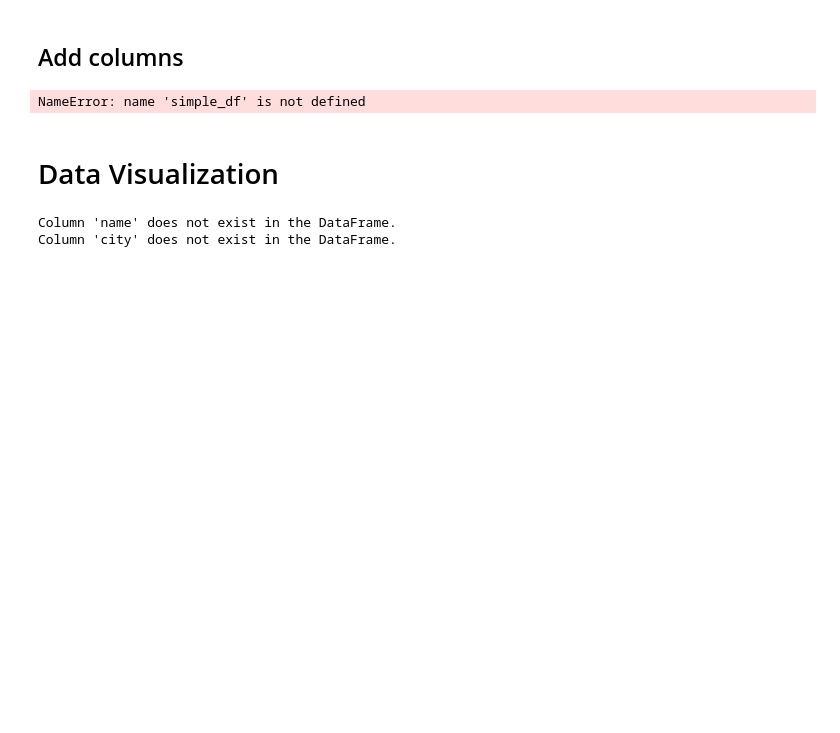
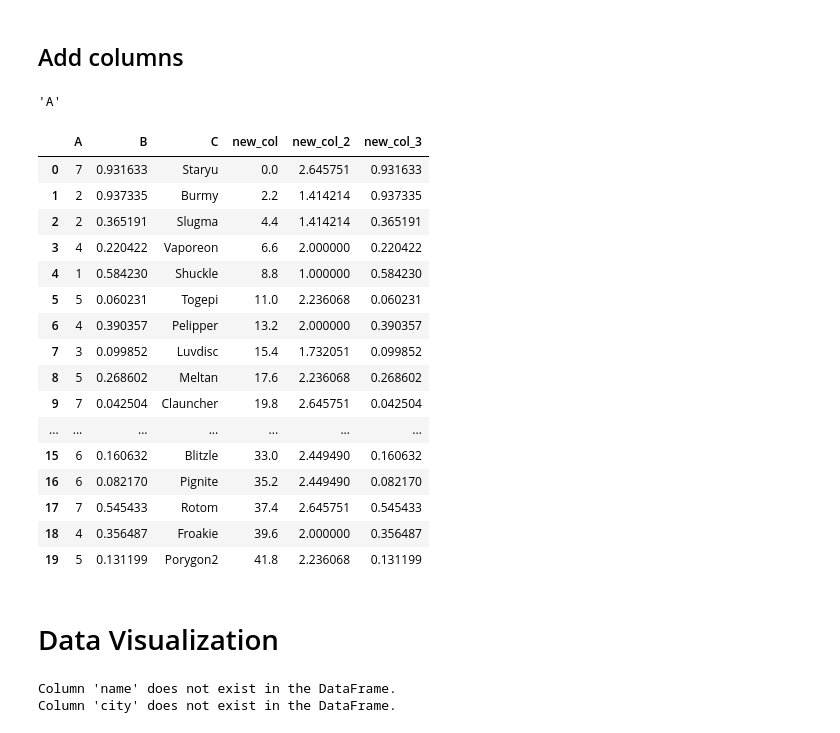
Before and after one commit to johndef64/pyutilities_datascience, a Jupyter notebook: general_utilities.ipynb, the cells around one changed output. Cells and saved outputs as stored; diff of their text form; code cells hidden in the pictures; blank space fills up the shorter version.

```diff
--- a/general_utilities.ipynb
+++ b/general_utilities.ipynb
@@ -363,0 +366,14 @@ grouped.count
+# %%
+import pandas as pd
+import random
+
+data = {'A': [], 'B': [], 'C': []}
+my_list = poke_go.NAME_ENGLISH
+
+for _ in range(20):  # This will create a dataframe with 5 rows
+    data['A'].append(random.randint(1, 10))
+    data['B'].append(random.uniform(0.0, 1.0))
+    data['C'].append(random.choice(my_list))
+
+simple_df = pd.DataFrame(data)
+simple_df
@@ -364,17 +398,38 @@ grouped.count
 # %% [markdown]
 ## Add columns
+# %%
+simple_df.columns[0]
+# %% [output]
+'A'
 # %%
- #  Add Columns
-
+#  Add Columns
 # nuova colonna con aggiunta
 import math
 import random
-simple_df['new_col'] = [(int(i))*2 for i in range(len(simple_df))]
-simple_df['new_col_2'] = simple_df['new_col'].apply(lambda x: math.sqrt(x))
-simple_df['new_col_3'] = simple_df['new_col_2'].apply(lambda x: x*random)
+random = random.randint(1, 10)
+
+simple_df['new_col'] = [(int(i))*2.2 for i in range(len(simple_df))]
+simple_df['new_col_2'] = simple_df[simple_df.columns[0]].apply(lambda x: math.sqrt(x))
+simple_df['new_col_3'] = simple_df[simple_df.columns[1]].apply(lambda x: x*random)
 simple_df
 # %% [output]
-NameError: name 'simple_df' is not defined
+|  | A | B | C | new_col | new_col_2 | new_col_3 |
+| 0 | 7 | 0.931633 | Staryu | 0.0 | 2.645751 | 0.931633 |
+| 1 | 2 | 0.937335 | Burmy | 2.2 | 1.414214 | 0.937335 |
+| 2 | 2 | 0.365191 | Slugma | 4.4 | 1.414214 | 0.365191 |
+| 3 | 4 | 0.220422 | Vaporeon | 6.6 | 2.000000 | 0.220422 |
+| 4 | 1 | 0.584230 | Shuckle | 8.8 | 1.000000 | 0.584230 |
+| 5 | 5 | 0.060231 | Togepi | 11.0 | 2.236068 | 0.060231 |
+| 6 | 4 | 0.390357 | Pelipper | 13.2 | 2.000000 | 0.390357 |
+| 7 | 3 | 0.099852 | Luvdisc | 15.4 | 1.732051 | 0.099852 |
+| 8 | 5 | 0.268602 | Meltan | 17.6 | 2.236068 | 0.268602 |
+| 9 | 7 | 0.042504 | Clauncher | 19.8 | 2.645751 | 0.042504 |
+| ... | ... | ... | ... | ... | ... | ... |
+| 15 | 6 | 0.160632 | Blitzle | 33.0 | 2.449490 | 0.160632 |
+| 16 | 6 | 0.082170 | Pignite | 35.2 | 2.449490 | 0.082170 |
+| 17 | 7 | 0.545433 | Rotom | 37.4 | 2.645751 | 0.545433 |
+| 18 | 4 | 0.356487 | Froakie | 39.6 | 2.000000 | 0.356487 |
+| 19 | 5 | 0.131199 | Porygon2 | 41.8 | 2.236068 | 0.131199 |
 # %%
 df = poke_go
 df['Type'] = df['TYP1'] + ','+ df['TYP2']
```
Also changed, not shown: parts of 2 cells of this notebook.
